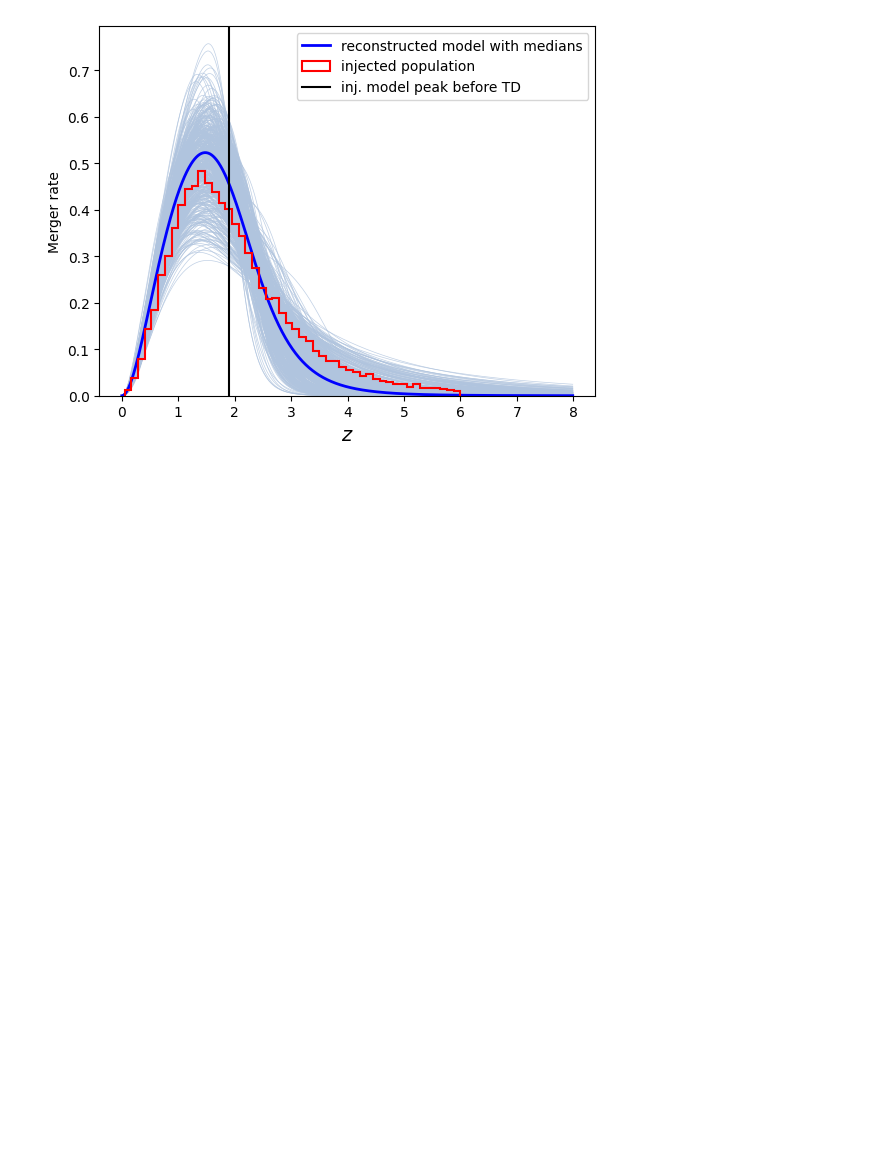
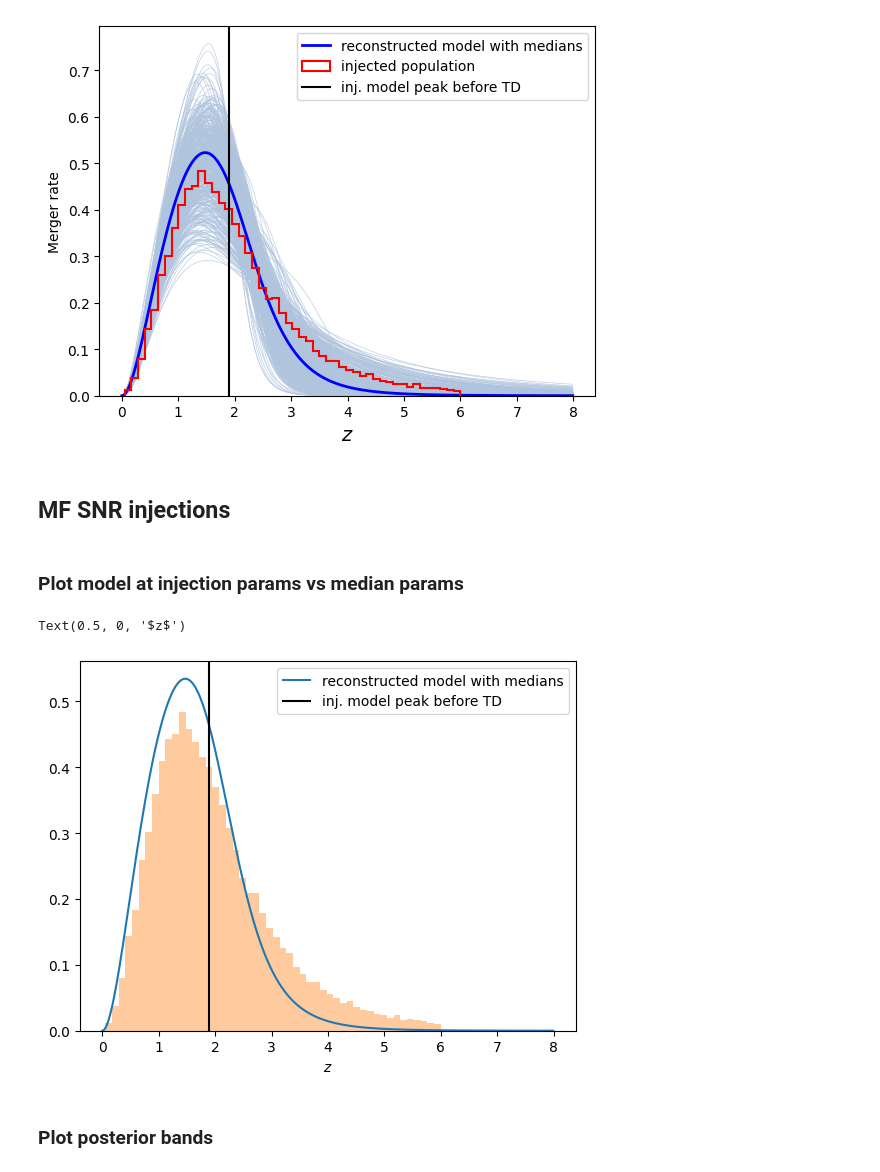
Before and after one commit to divyajyoti09/next_gen_detect, a Jupyter notebook: A-sharp_z_peak_mapping/plot_gwpop_results.ipynb, the cells around one changed output. Cells and saved outputs as stored; diff of their text form; code cells hidden in the pictures; blank space fills up the shorter version.

```diff
--- a/A-sharp_z_peak_mapping/plot_gwpop_results.ipynb
+++ b/A-sharp_z_peak_mapping/plot_gwpop_results.ipynb
@@ -22,5 +22,14 @@ gwpop_result = bilby.result.read_in_result(filename=os.path.join(project_dir,
                                                                  'gwpopulation',
                                                                  'BBH',
                                                                  'gwpop_analysis_results',
+                                                                 'run01_opt_SNR_injections',
                                                                  'Asharp-study-gwpop_result.hdf5'))
 posterior = gwpop_result.posterior
+
+gwpop_result_mf_injs = bilby.result.read_in_result(filename=os.path.join(project_dir,
+                                                                 'gwpopulation',
+                                                                 'BBH',
+                                                                 'gwpop_analysis_results',
+                                                                 'run01_mf_SNR_injections',
+                                                                 'Asharp-study-gwpop_result.hdf5'))
+posterior_mf = gwpop_result_mf_injs.posterior
@@ -97,3 +124,33 @@ plt.ylabel('Merger rate')
 plt.savefig(os.path.join(plot_dir, 'reconstructed_z.pdf'))
 # %% [output]
 [figure]
+# %% [markdown]
+## MF SNR injections
+# %% [markdown]
+### Plot model at injection params vs median params
+# %%
+injected_hyper_params = {'before_time_delay':{"gamma": 2.7, "kappa": 5.6, "z_peak": 1.9},
+                         'after_time_delay':{'z_peak':inj_z_peak}}
+median_hyper_params_mf = {'gamma':np.median(posterior_mf['gamma']),
+                       'kappa':np.median(posterior_mf['kappa']),
+                       'z_peak':np.median(posterior_mf['z_peak'])}
+# %%
+sort_idx = np.argsort(injected_redshift)
+inj_prob_arr = MDR_model.probability(dataset={'redshift':injected_redshift}, **injected_hyper_params['before_time_delay'])
+z_grid = np.arange(0, 8, 0.01)
+posterior_median_prob_arr_mf = MDR_model.probability(dataset={'redshift':z_grid}, **median_hyper_params_mf)
+# %%
+#plt.plot(injected_redshift[sort_idx], inj_prob_arr[sort_idx])
+plt.plot(z_grid, posterior_median_prob_arr_mf, label='reconstructed model with medians')
+plt.hist(injected_redshift, bins=50, density=True, alpha=0.4);
+#plt.plot(injected_redshift[sort_idx], 0.06*MDR_model.psi_of_z(injected_redshift, **injected_hyper_params['before_time_delay'])[sort_idx])
+plt.axvline(1.9, c='k', label='inj. model peak before TD')
+#plt.axvline(inj_z_peak, c='r', label='inj. data peak')
+#plt.axvline(median_hyper_params['z_peak'], c='g')
+plt.legend()
+plt.xlabel('$z$')
+# %% [output]
+Text(0.5, 0, '$z$')
+[figure, added]
+# %% [markdown]
+### Plot posterior bands
```
Also changed, not shown: parts of 8 cells of this notebook, 2 other files.
